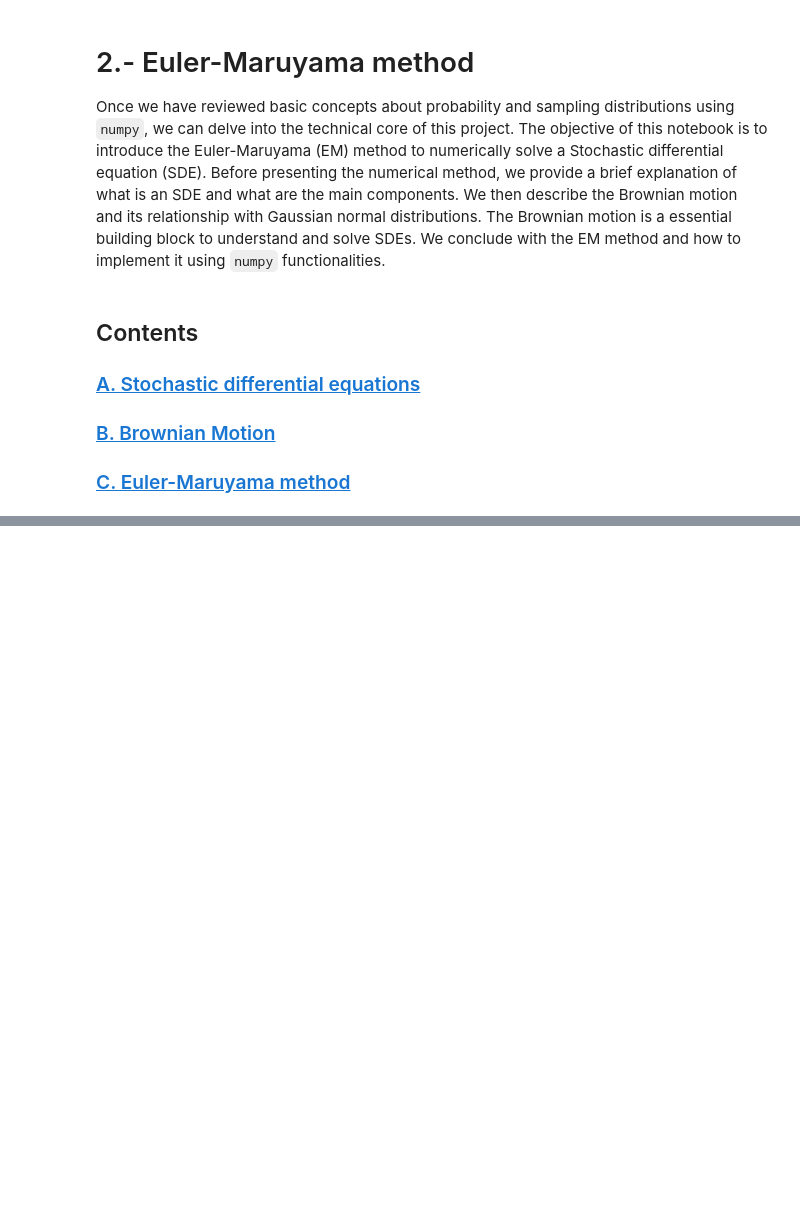
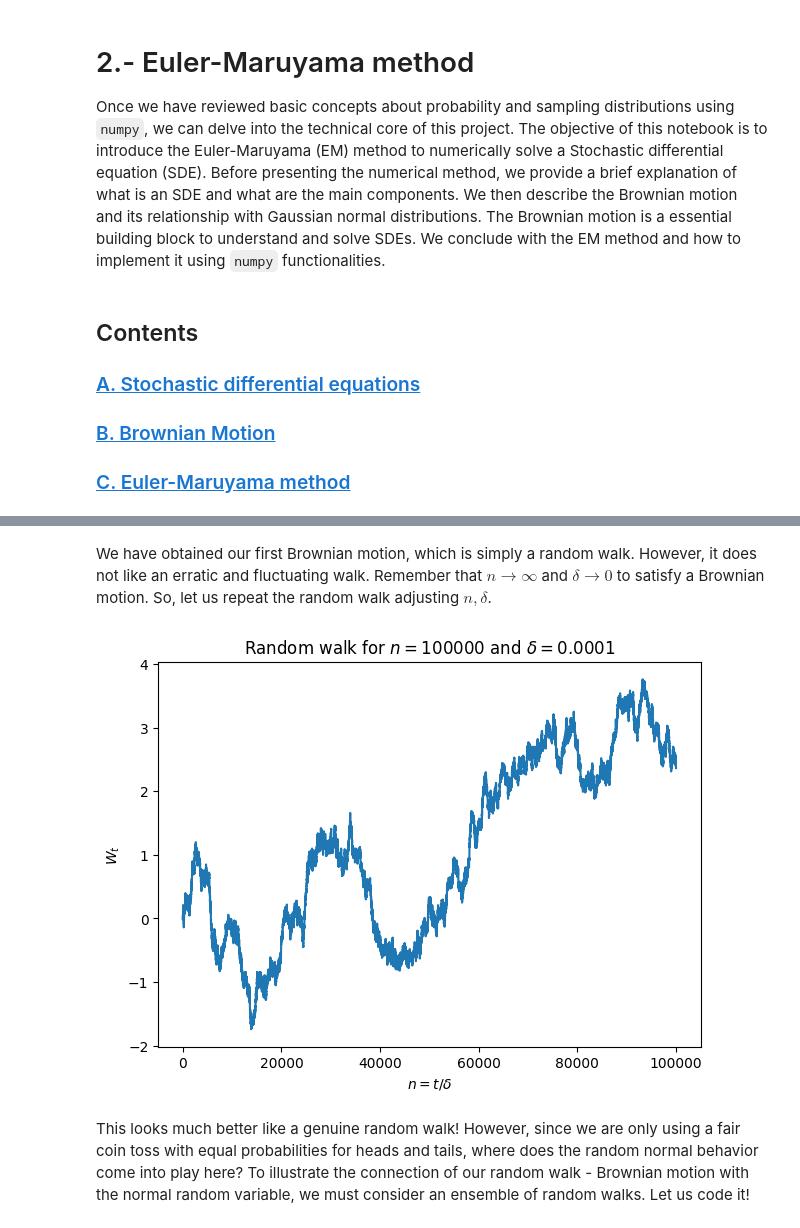
Before and after one commit to ImperialCollegeLondon/ReCoDe-Euler-Maruyama, a Jupyter notebook: notebooks/2.- Euler-Maruyama method.ipynb, the cells around one changed output, grey strips where cells are left out. Drawn from its saved outputs; the diff is of its cells as text; code cells hidden in the pictures; blank space fills up the shorter version.

Commit message:
:sparkles: Add Brownian motion explanation

```diff
--- a/notebooks/2.- Euler-Maruyama method.ipynb
+++ b/notebooks/2.- Euler-Maruyama method.ipynb
@@ -27,0 +101,15 @@ Now, we explain each component of the equation above.
+# %% [markdown]
+We have obtained our first Brownian motion, which is simply a random walk. However, it does not like an erratic and fluctuating walk. Remember that $n \rightarrow \infty$ and $\delta \rightarrow 0$ to satisfy a Brownian motion. So, let us repeat the random walk adjusting $n, \delta$.
+# %%
+w_t = compute_w_t(n=100_000, delta=0.0001)
+
+fig, ax = plt.subplots(figsize=(7, 5))
+ax.plot(w_t)
+ax.set_xlabel(r"$n=t/\delta$")
+ax.set_ylabel(r"$W_t$")
+ax.set_title(f"Random walk for $n=100000$ and $\delta=0.0001$")
+plt.show()
+# %% [output]
+[figure, added]
+# %% [markdown]
+This looks much better like a genuine random walk! However, since we are only using a fair coin toss with equal probabilities for heads and tails, where does the random normal behavior come into play here? To illustrate the connection of our random walk - Brownian motion with the normal random variable, we must consider an ensemble of random walks. Let us code it!
```
Also changed, not shown: parts of 11 cells of this notebook.
